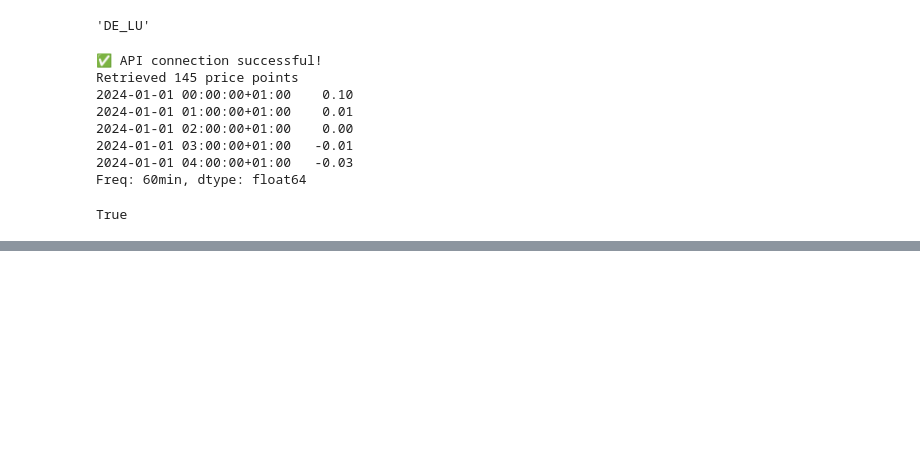
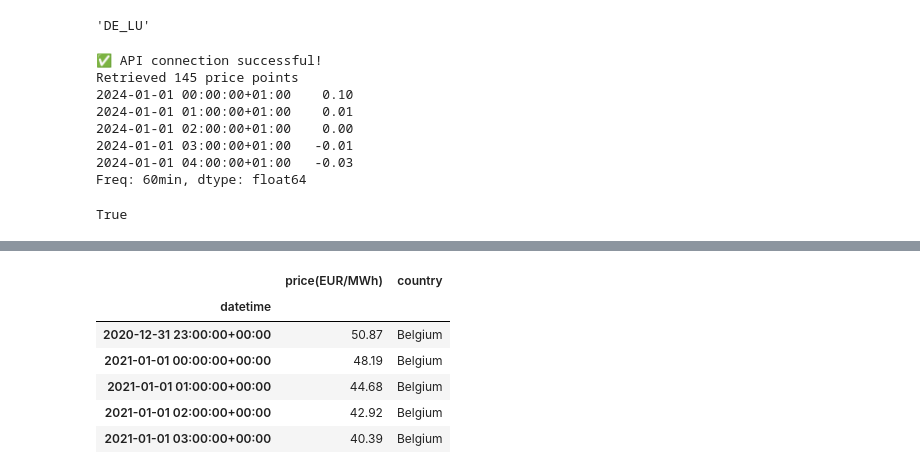
Before and after one commit to Data-JP/European_energy_market_analysis, a Jupyter notebook: European_energy_market_analysis.ipynb, the cells around one changed output, grey strips where cells are left out. Drawn from its saved outputs; the diff is of its cells as text; code cells hidden in the pictures; blank space fills up the shorter version.

```diff
--- a/European_energy_market_analysis.ipynb
+++ b/European_energy_market_analysis.ipynb
@@ -435,0 +458,12 @@ KeyError: 'prices'
+# %%
+# Visualize prices
+visualize_prices(prices_df)
+# Visualize flows
+# %% [output]
+|  | price(EUR/MWh) | country |
+| datetime |  |  |
+| 2020-12-31 23:00:00+00:00 | 50.87 | Belgium |
+| 2021-01-01 00:00:00+00:00 | 48.19 | Belgium |
+| 2021-01-01 01:00:00+00:00 | 44.68 | Belgium |
+| 2021-01-01 02:00:00+00:00 | 42.92 | Belgium |
+| 2021-01-01 03:00:00+00:00 | 40.39 | Belgium |
```
Also changed, not shown: parts of 23 cells of this notebook.
